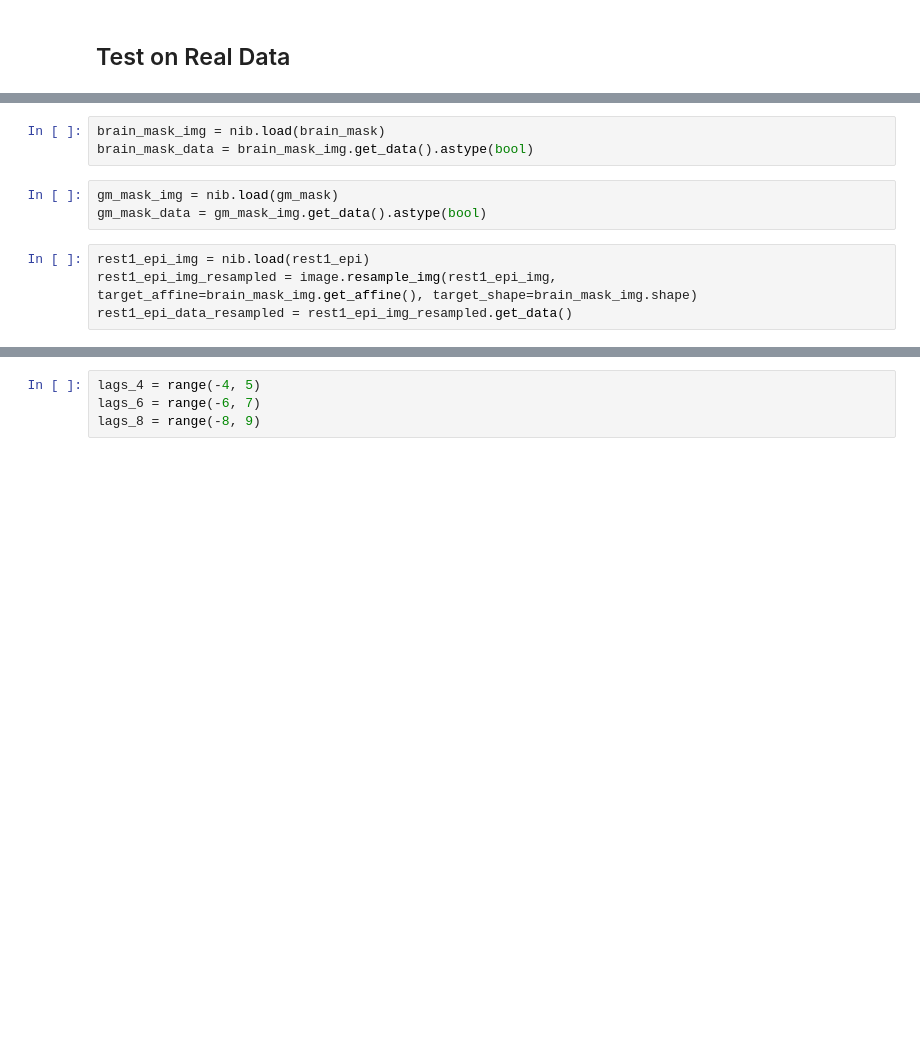
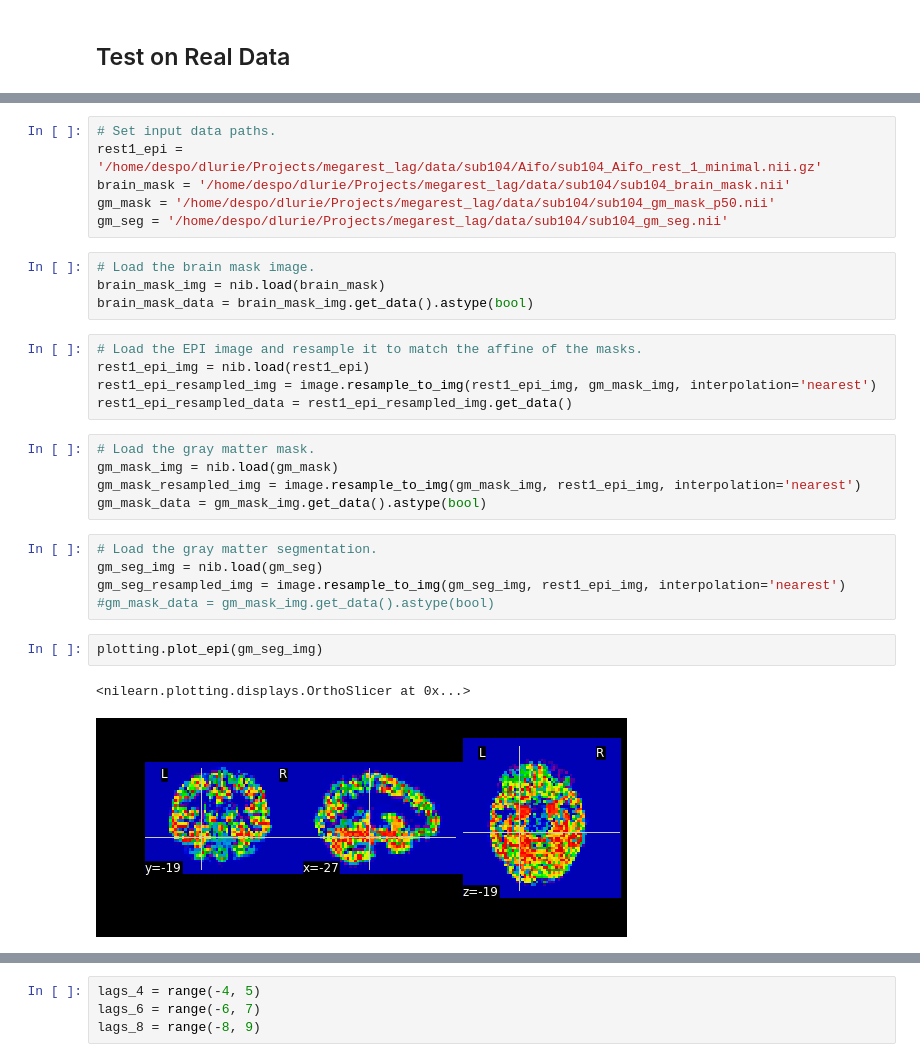
Before and after one commit to danlurie/lag_maps, a Jupyter notebook: notebooks/Cross-Correlation and Interpolation.ipynb, the cells around one changed output, grey strips where cells are left out. Cells and saved outputs as stored; diff of their text form; blank space fills up the shorter version.

```diff
--- a/notebooks/Cross-Correlation and Interpolation.ipynb
+++ b/notebooks/Cross-Correlation and Interpolation.ipynb
@@ -224,10 +217,30 @@ gm_mask = '/home/despo/dlurie/Projects/lag_maps/test_data/megarest/sub101/downsa
+# %%
+# Set input data paths.
+rest1_epi = '/home/despo/dlurie/Projects/megarest_lag/data/sub104/Aifo/sub104_Aifo_rest_1_minimal.nii.gz'
+brain_mask = '/home/despo/dlurie/Projects/megarest_lag/data/sub104/sub104_brain_mask.nii'
+gm_mask = '/home/despo/dlurie/Projects/megarest_lag/data/sub104/sub104_gm_mask_p50.nii'
+gm_seg = '/home/despo/dlurie/Projects/megarest_lag/data/sub104/sub104_gm_seg.nii'
 # %%
+# Load the brain mask image.
 brain_mask_img = nib.load(brain_mask)
 brain_mask_data = brain_mask_img.get_data().astype(bool)
+# %%
+# Load the EPI image and resample it to match the affine of the masks.
+rest1_epi_img = nib.load(rest1_epi)
+rest1_epi_resampled_img = image.resample_to_img(rest1_epi_img, gm_mask_img, interpolation='nearest')
+rest1_epi_resampled_data = rest1_epi_resampled_img.get_data()
 # %%
+# Load the gray matter mask.
 gm_mask_img = nib.load(gm_mask)
+gm_mask_resampled_img = image.resample_to_img(gm_mask_img, rest1_epi_img, interpolation='nearest')
 gm_mask_data = gm_mask_img.get_data().astype(bool)
-# %%
-rest1_epi_img = nib.load(rest1_epi)
-rest1_epi_img_resampled = image.resample_img(rest1_epi_img, target_affine=brain_mask_img.get_affine(), target_shape=brain_mask_img.shape)
-rest1_epi_data_resampled = rest1_epi_img_resampled.get_data()
+# %%
+# Load the gray matter segmentation.
+gm_seg_img = nib.load(gm_seg)
+gm_seg_resampled_img = image.resample_to_img(gm_seg_img, rest1_epi_img, interpolation='nearest')
+#gm_mask_data = gm_mask_img.get_data().astype(bool)
+# %%
+plotting.plot_epi(gm_seg_img)
+# %% [output]
+<nilearn.plotting.displays.OrthoSlicer at 0x...>
+[figure, added]
```
Also changed, not shown: parts of 44 cells of this notebook, 1 other file.
